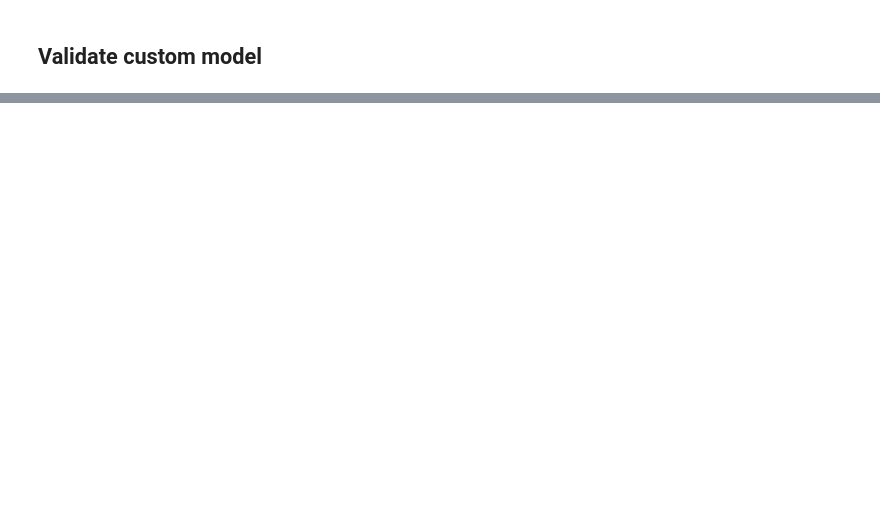
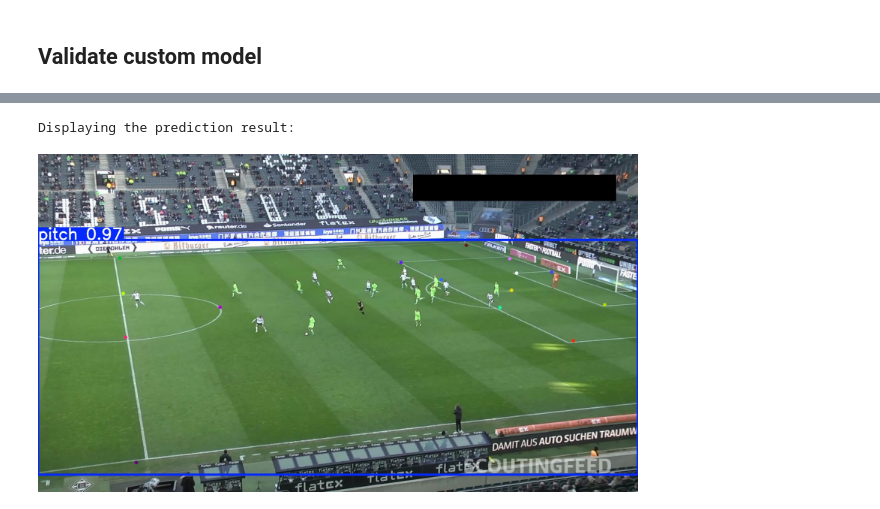
Before and after one commit to wassimos69/keypoint-detector, a Jupyter notebook: examples/soccer/notebooks/train_pitch_keypoint_detector.ipynb, the cells around one changed output, grey strips where cells are left out. Cells and saved outputs as stored; diff of their text form; code cells hidden in the pictures; blank space fills up the shorter version.

```diff
--- a/examples/soccer/notebooks/train_pitch_keypoint_detector.ipynb
+++ b/examples/soccer/notebooks/train_pitch_keypoint_detector.ipynb
@@ -237,0 +142,18 @@ Params: 3676035
+# %%
+import os
+import glob
+
+# Path to the validation images
+validation_images_dir = f"{dataset.location}/valid/images"
+
+# List all image files in the directory
+image_files = glob.glob(os.path.join(validation_images_dir, "*"))
+
+first_validation_image = None
+if image_files:
+    # Sort the files to ensure consistent selection (e.g., alphabetically)
+    image_files.sort()
+    first_validation_image = image_files[0]
+    print(f"Using the first validation image for prediction: {first_validation_image}")
+else:
+    print(f"No images found in the validation directory: {validation_images_dir}")
@@ -237,0 +162,18 @@ Params: 3676035
+# %%
+%cd {HOME}
+
+predicted_image_path = None
+if first_validation_image:
+    # Run prediction using the ONNX model on the selected validation image
+    # The 'save=True' argument will save the results to a 'predict' directory
+    !yolo predict task=pose model=/content/runs/pose/train-4/weights/best.onnx source="{first_validation_image}" save=True
+
+    # Construct the path to the predicted image
+    # YOLOv8 creates a new 'predict' folder (e.g., 'runs/pose/predict')
+    # and saves the output image with the same name as the source image.
+    predicted_image_name = os.path.basename(first_validation_image)
+    # Assuming the first prediction run goes into 'predict' (not 'predict2', etc.)
+    predicted_image_path = f"{HOME}/runs/pose/predict/{predicted_image_name}"
+    print(f"Prediction saved to: {predicted_image_path}")
+else:
+    print("Skipping prediction as no validation image was found.")
@@ -237,0 +191,11 @@ Params: 3676035
+# %%
+from IPython.display import Image, display
+
+if predicted_image_path and os.path.exists(predicted_image_path):
+    print("Displaying the prediction result:")
+    display(Image(filename=predicted_image_path, width=600))
+else:
+    print("Could not display the predicted image. Check if the prediction ran successfully and the path is correct.")
+# %% [output]
+Displaying the prediction result:
+[figure, added]
```
Also changed, not shown: parts of 17 cells of this notebook.
